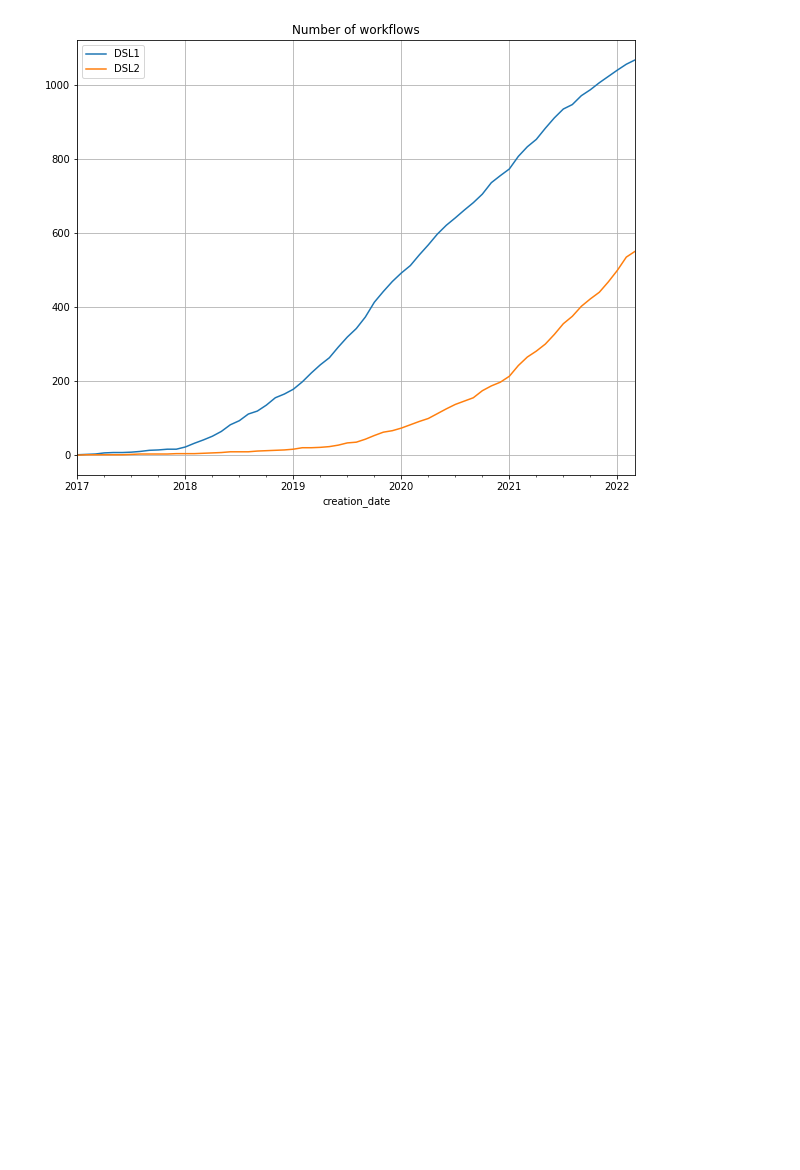
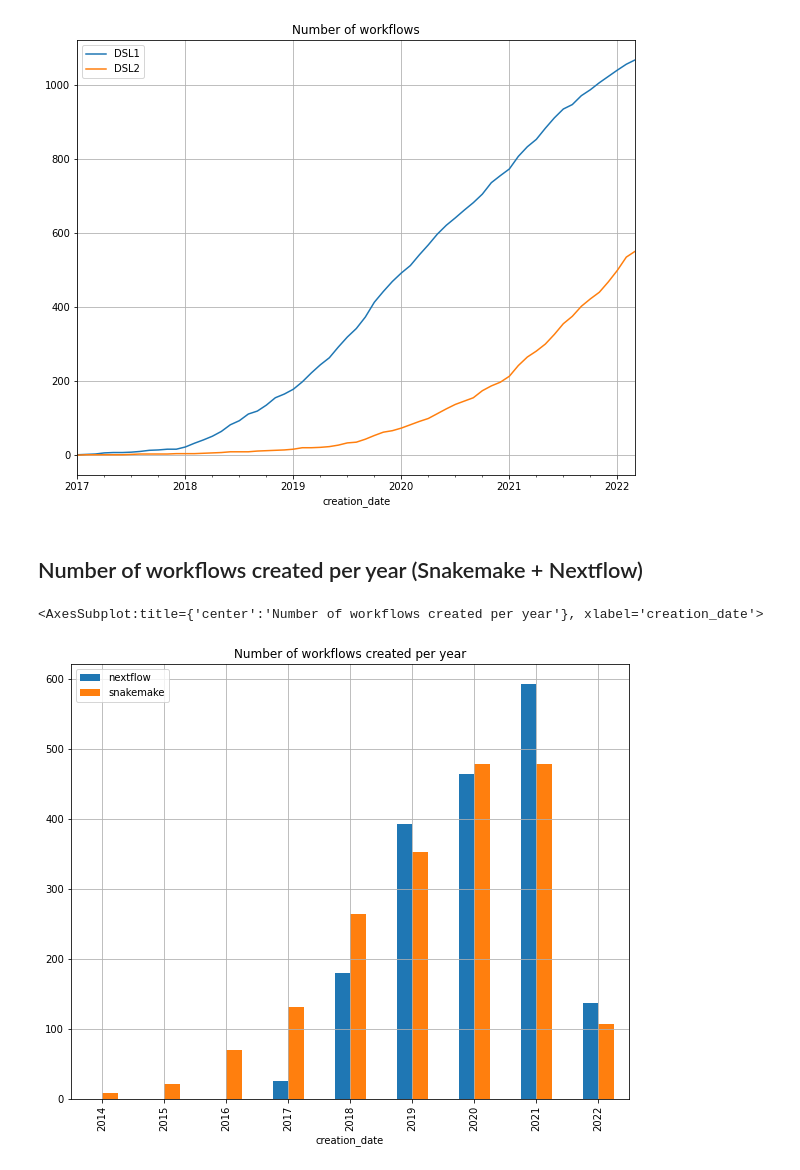
Before and after one commit to mdjaffardjy/AnalyseDonneesNextflow, a Jupyter notebook: Analysis/Distribution DSL1 DSL2/distribution.ipynb, the cells around one changed output. Cells and saved outputs as stored; diff of their text form; code cells hidden in the pictures; blank space fills up the shorter version.

```diff
--- a/Analysis/Distribution DSL1 DSL2/distribution.ipynb
+++ b/Analysis/Distribution DSL1 DSL2/distribution.ipynb
@@ -98,3 +98,30 @@ df_gb.sum().cumsum().plot(title="Number of workflows",kind="line", figsize=(10,
 # %% [output]
 <AxesSubplot:title={'center':'Number of workflows'}, xlabel='creation_date'>
 [figure]
+# %% [markdown]
+## Number of workflows created per year (Snakemake + Nextflow)
+# %%
+json_data={}
+with open('json_snakemake.json') as json_file:
+    #Read the file
+    json_data = json.load(json_file)
+    #Remove the last_date which is used to restart the crawler at the last date
+    json_data.pop('last_date', None)
+
+data_frame_snake = pd.DataFrame.from_dict(json_data).T
+data_frame_snake['snakemake'] =  True
+# %%
+data= data_frame.copy()
+data['nextflow'] =  True
+data = pd.concat([data_frame_snake, data])
+data['creation_date'] = data['creation_date'].apply(to_date_year)
+data['nextflow'] = data['nextflow'].apply(to_int)
+data['snakemake'] = data['snakemake'].apply(to_int)
+
+temp= data[['creation_date', 'nextflow', 'snakemake']]
+df_gb = temp[['nextflow', 'snakemake']].groupby([temp['creation_date']])
+
+df_gb.sum().plot(title="Number of workflows created per year", kind="bar", figsize=(10, 8), grid=True)
+# %% [output]
+<AxesSubplot:title={'center':'Number of workflows created per year'}, xlabel='creation_date'>
+[figure, added]
```
Also changed, not shown: 3 other files.
